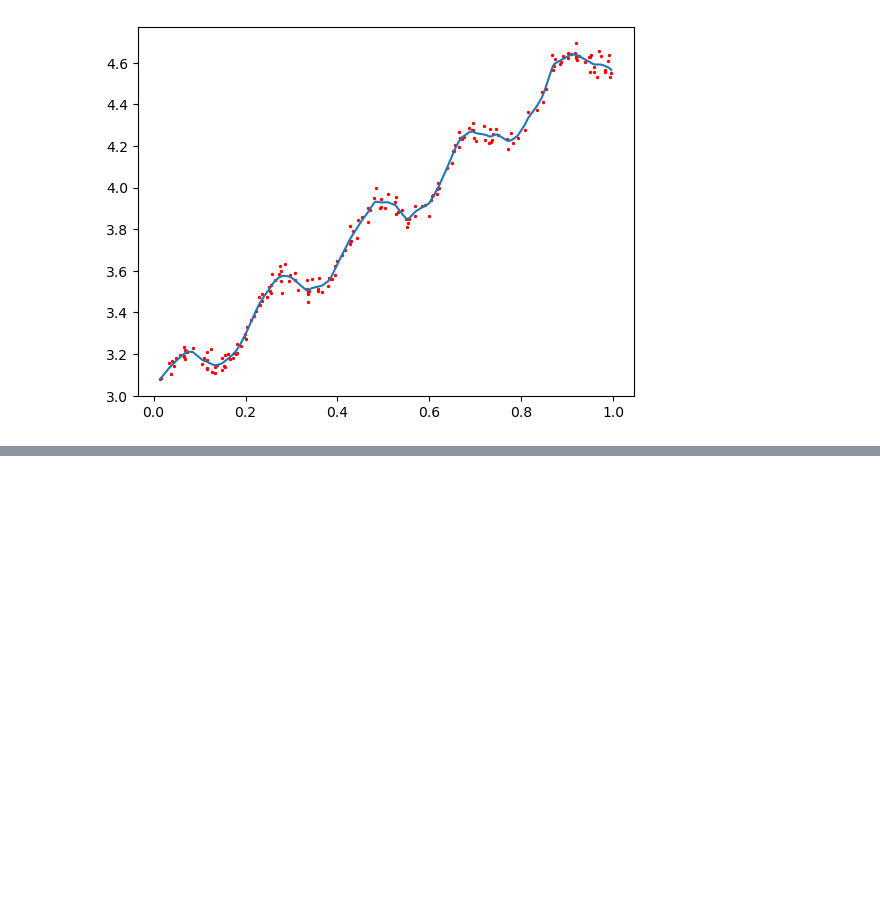
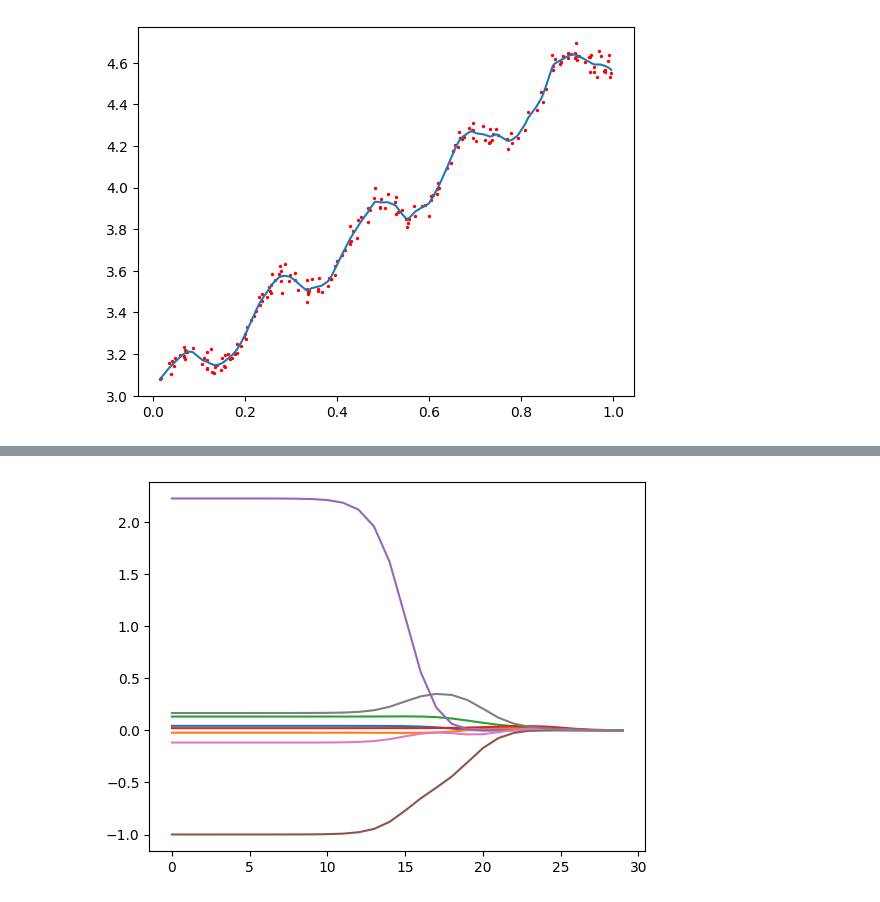
Before and after one commit to lokmos/ML, a Jupyter notebook: 1/Chapter8/Regression.ipynb, the cells around one changed output, grey strips where cells are left out. Cells and saved outputs as stored; diff of their text form; code cells hidden in the pictures; blank space fills up the shorter version.

Commit message:
ridge regression update

```diff
--- a/1/Chapter8/Regression.ipynb
+++ b/1/Chapter8/Regression.ipynb
@@ -173,0 +251,34 @@ if __name__ == '__main__':
+# %%
+def ridgeRegres(X, y,  lam=0.2):
+    I = np.eye(X.shape[1])
+    w = np.linalg.inv(X.T @ X + lam * I) @ X.T @ y
+
+    return w
+
+def ridgeTest(dataMat):
+    X = dataMat[:, :-1]
+    y = dataMat[:, -1]
+    XMean = np.mean(X, axis=0)
+    XVar = np.var(X, axis=0)
+    X = (X - XMean) / XVar
+    yMean = np.mean(y)
+    y = y - yMean
+    numTestPts = 30
+    wMat = np.zeros((numTestPts, X.shape[1]))
+    for i in range(numTestPts):
+        w = ridgeRegres(X, y, np.exp(i - 10))
+        wMat[i] = w
+    return wMat
+
+def plotRidge(dataMat):
+    wMat = ridgeTest(dataMat)
+    fig = plt.figure()
+    ax = fig.add_subplot(111)
+    ax.plot(wMat)
+    plt.show()
+
+if __name__ == '__main__':
+    dataMat = loadDataSet('abalone.txt')
+    plotRidge(dataMat)
+# %% [output]
+[figure, added]
```
Also changed, not shown: parts of 4 cells of this notebook, 1 other file.
